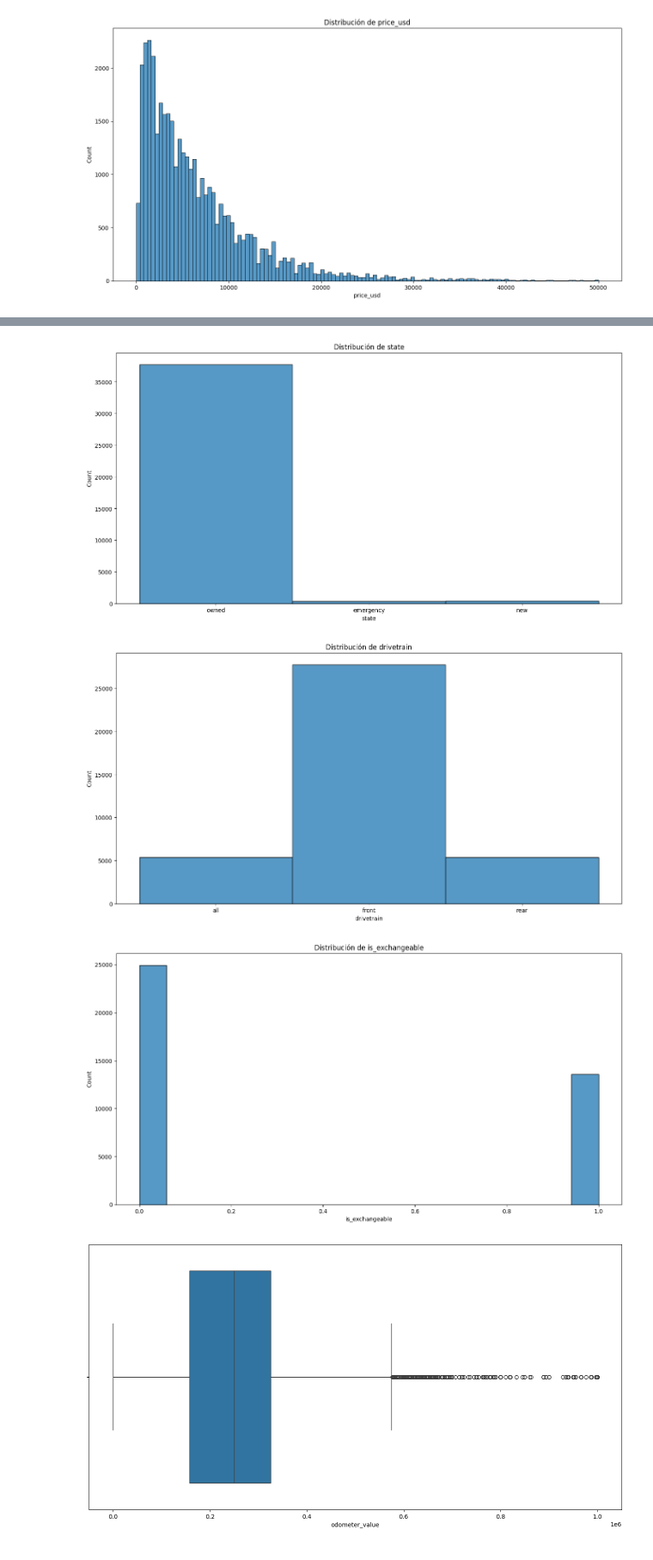
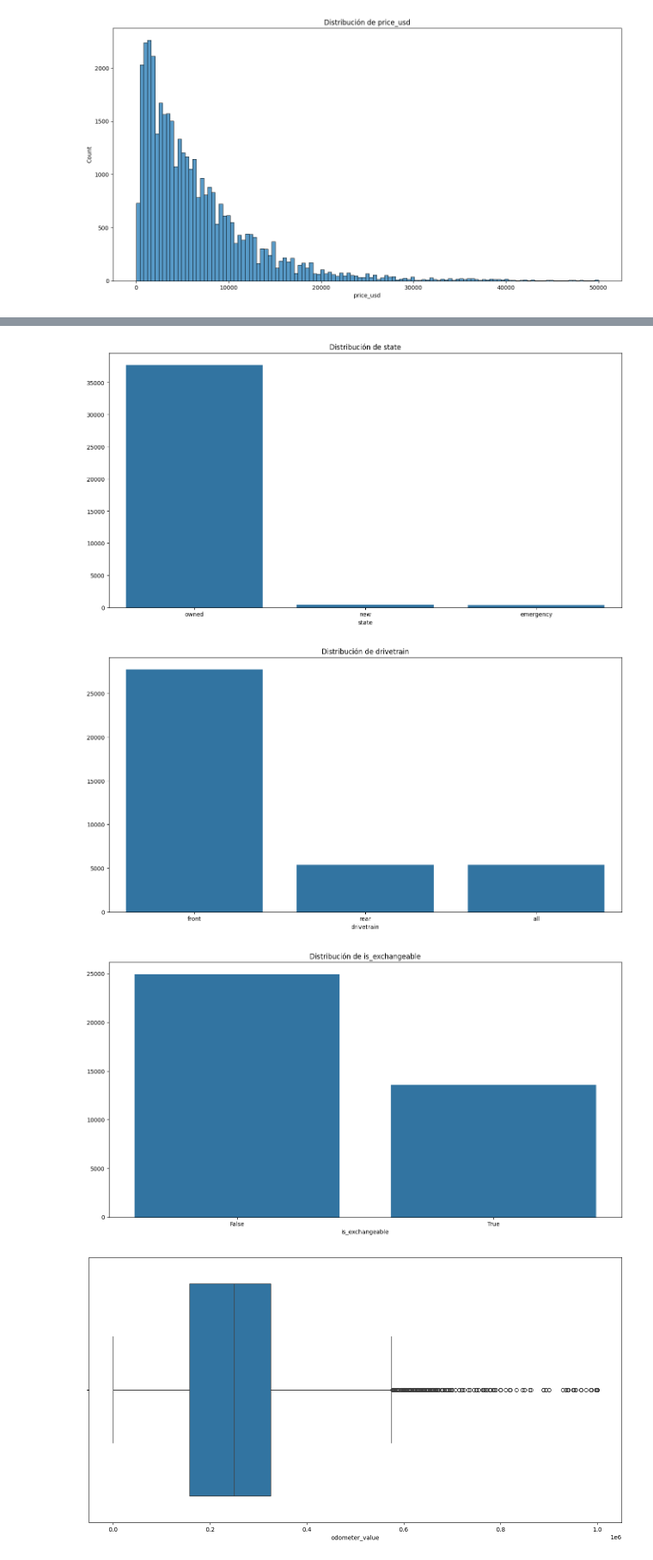
Before and after one commit to jesc6447/Introduccion-a-la-IA-2026A, a Jupyter notebook: Unidad 1/Practica 1 - Regrsion lineal/Regresion-Lineal.ipynb, the cells around one changed output, grey strips where cells are left out. Shown at 86% size. Drawn from its saved outputs; the diff is of its cells as text; code cells hidden in the pictures.

```diff
--- a/Unidad 1/Practica 1 - Regrsion lineal/Regresion-Lineal.ipynb
+++ b/Unidad 1/Practica 1 - Regrsion lineal/Regresion-Lineal.ipynb
@@ -199,7 +198,7 @@ for col in variables_numericas:
 # %%
 for col in variables_categoricas:
     plt.figure(figsize=(16,8))
-    sns.histplot(df_clear[col], kde=False)
+    sns.barplot(x=df_clear[col].value_counts().index, y=df_clear[col].value_counts().values)
     plt.title(f'Distribución de {col}')
     plt.show()
 # %% [output]
@@ -212,6 +211,6 @@ for col in variables_categoricas:
-[figure, old version]
+[figure, new version]
-[figure, old version]
+[figure, new version]
-[figure, old version]
+[figure, new version]
 # %%
 for col in variables_numericas:
     plt.figure(figsize=(16,8))
```
Also changed, not shown: parts of 11 cells of this notebook.
